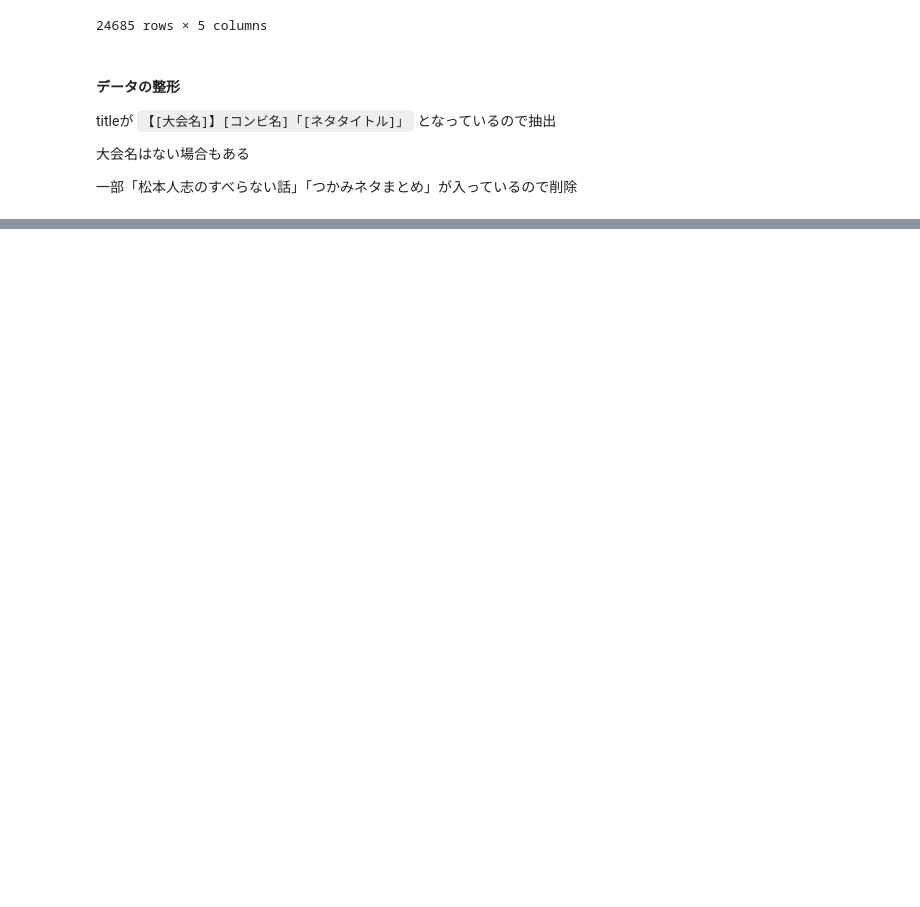
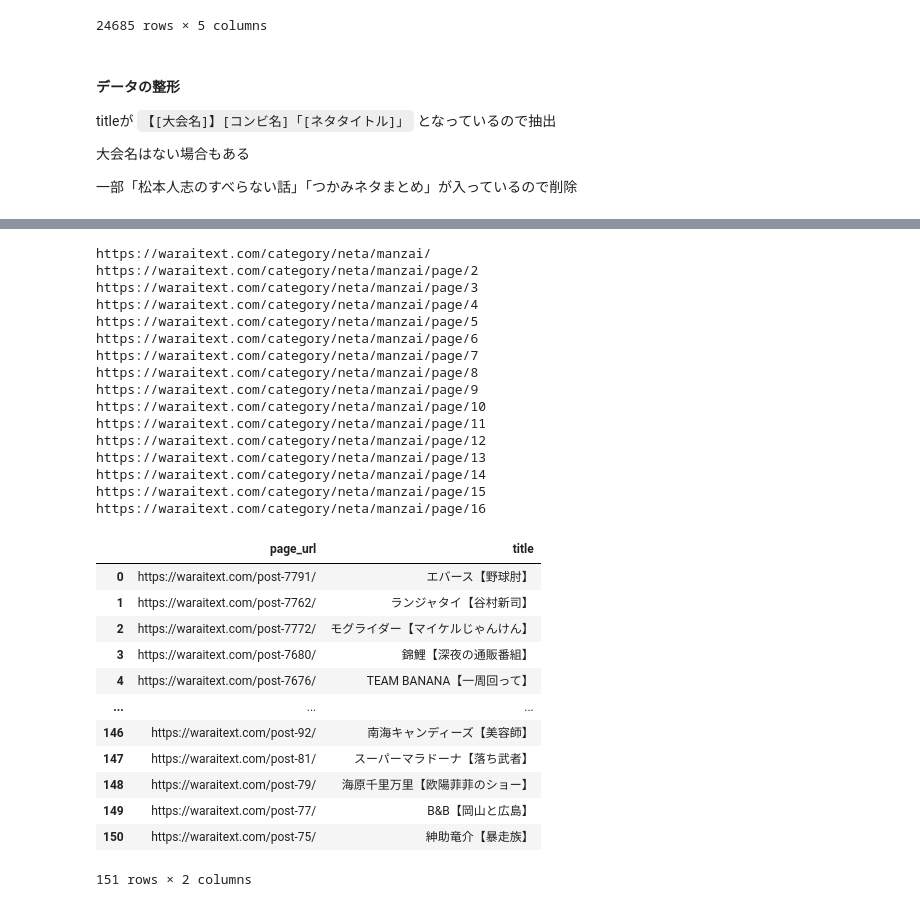
Before and after one commit to umenerineri/infovis-notebooks, a Jupyter notebook: final_project/project.ipynb, the cells around one changed output, grey strips where cells are left out. Drawn from its saved outputs; the diff is of its cells as text; code cells hidden in the pictures; blank space fills up the shorter version.

```diff
--- a/final_project/project.ipynb
+++ b/final_project/project.ipynb
@@ -227,0 +295,12 @@ titleが
+# %%
+root_url = "https://waraitext.com/category/neta/manzai/"
+# %%
+# 16ページに分かれているのでlistを作成
+
+crawl_list = []
+crawl_list.append(root_url)
+
+for i in range(15):
+    crawl_list.append(f"{root_url}page/{i+2}")
+
+crawl_list
@@ -227,0 +324,48 @@ titleが
+# %%
+# crawl_listから 各記事へのURL listを作成
+
+script_url_list = []
+for crawl_url in crawl_list:
+    print(crawl_url)
+    request = requests.get(crawl_url, headers={"User-Agent": dummy_user_agent}, timeout=10)
+    soup = BeautifulSoup(request.text, "html.parser")
+    articles = soup.select("#contentInner > main > article > div.kanren > dl")
+    for article in articles:
+        title = article.select_one("dd > h3 > a").get_text(strip=True)
+        link = article.select_one("dd > h3 > a").get("href")
+        script_url_list.append({"page_url": link, "title": title})
+    time.sleep(5) # 重そうなので長めに設定
+
+url_title_df_warai = pd.DataFrame(script_url_list)
+
+url_title_df_warai
+# %% [output]
+https://waraitext.com/category/neta/manzai/
+https://waraitext.com/category/neta/manzai/page/2
+https://waraitext.com/category/neta/manzai/page/3
+https://waraitext.com/category/neta/manzai/page/4
+https://waraitext.com/category/neta/manzai/page/5
+https://waraitext.com/category/neta/manzai/page/6
+https://waraitext.com/category/neta/manzai/page/7
+https://waraitext.com/category/neta/manzai/page/8
+https://waraitext.com/category/neta/manzai/page/9
+https://waraitext.com/category/neta/manzai/page/10
+https://waraitext.com/category/neta/manzai/page/11
+https://waraitext.com/category/neta/manzai/page/12
+https://waraitext.com/category/neta/manzai/page/13
+https://waraitext.com/category/neta/manzai/page/14
+https://waraitext.com/category/neta/manzai/page/15
+https://waraitext.com/category/neta/manzai/page/16
+|  | page_url | title |
+| 0 | https://waraitext.com/post-7791/ | エバース【野球肘】 |
+| 1 | https://waraitext.com/post-7762/ | ランジャタイ【谷村新司】 |
+| 2 | https://waraitext.com/post-7772/ | モグライダー【マイケルじゃんけん】 |
+| 3 | https://waraitext.com/post-7680/ | 錦鯉【深夜の通販番組】 |
+| 4 | https://waraitext.com/post-7676/ | TEAM BANANA【一周回って】 |
+| ... | ... | ... |
+| 146 | https://waraitext.com/post-92/ | 南海キャンディーズ【美容師】 |
+| 147 | https://waraitext.com/post-81/ | スーパーマラドーナ【落ち武者】 |
+| 148 | https://waraitext.com/post-79/ | 海原千里万里【欧陽菲菲のショー】 |
+| 149 | https://waraitext.com/post-77/ | B&B【岡山と広島】 |
+| 150 | https://waraitext.com/post-75/ | 紳助竜介【暴走族】 |
+151 rows × 2 columns
```
Also changed, not shown: parts of 10 cells of this notebook, 2 other files.
